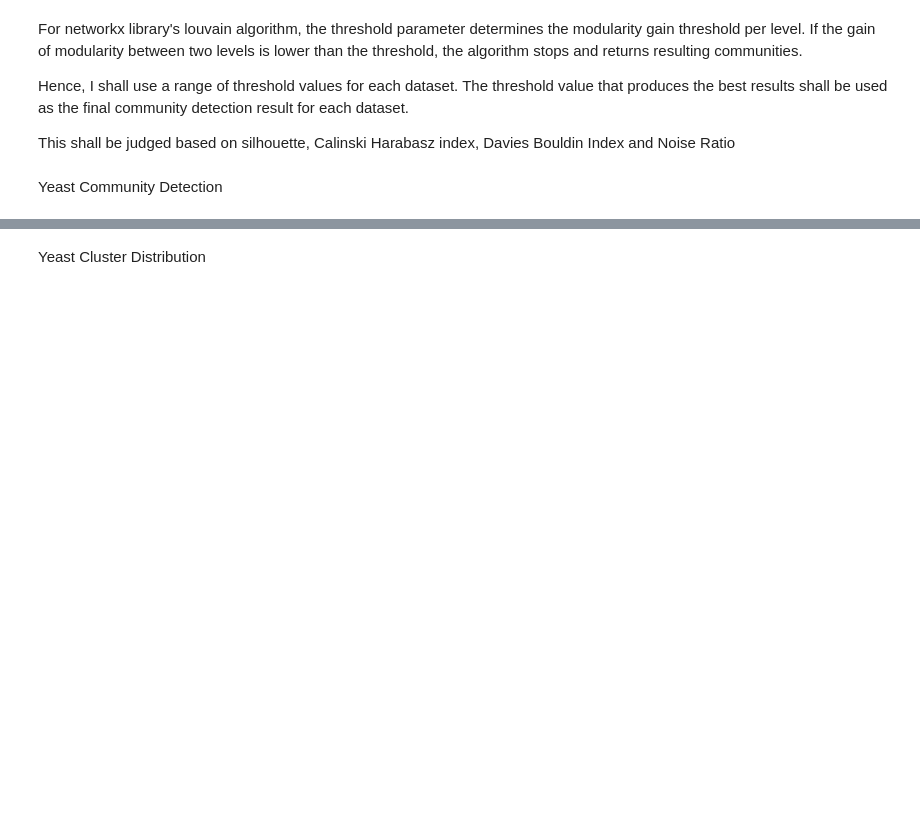
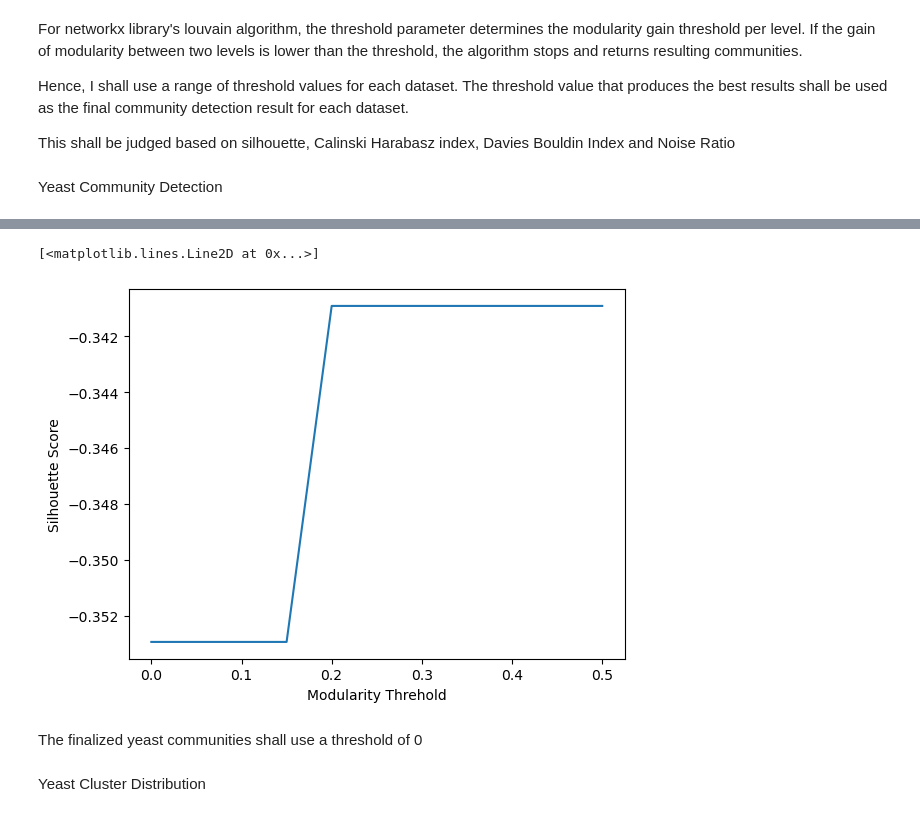
Before and after one commit to itmorgan/SC4200-Proj-One, a Jupyter notebook: louvain.ipynb, the cells around one changed output, grey strips where cells are left out. Cells and saved outputs as stored; diff of their text form; code cells hidden in the pictures; blank space fills up the shorter version.

```diff
--- a/louvain.ipynb
+++ b/louvain.ipynb
@@ -68,0 +123,9 @@ for community in yeast_grps:
+# %%
+plt.xlabel('Modularity Threhold')
+plt.ylabel('Silhouette Score')
+plt.plot(results['threshold'], results['silhouette'])
+# %% [output]
+[<matplotlib.lines.Line2D at 0x...>]
+[figure, added]
+# %% [markdown]
+The finalized yeast communities shall use a threshold of 0
```
Also changed, not shown: parts of 23 cells of this notebook.
